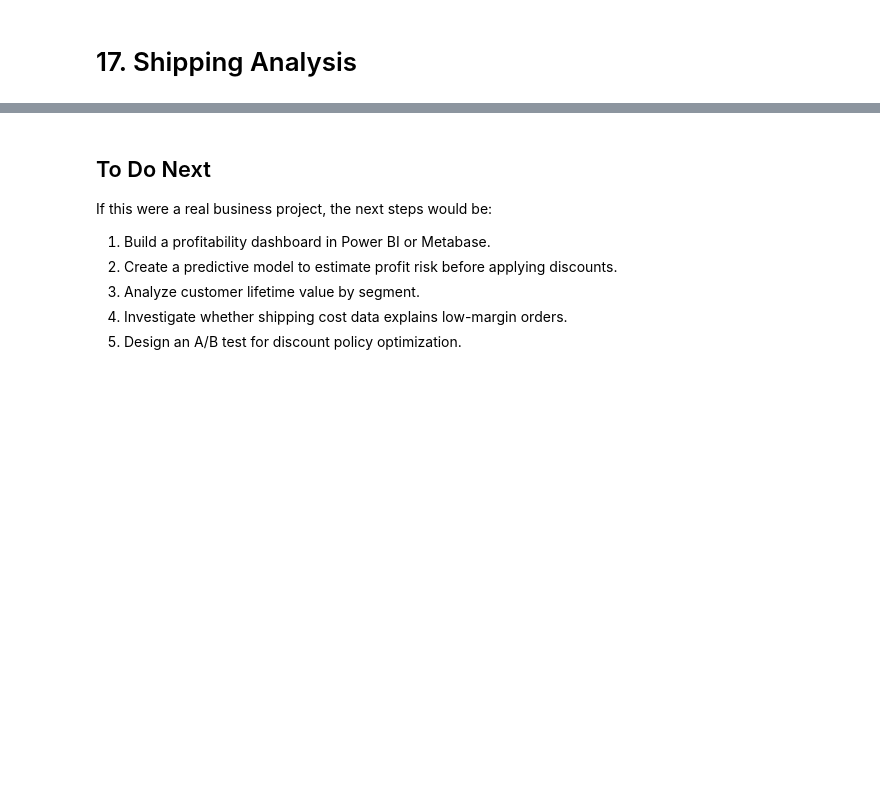
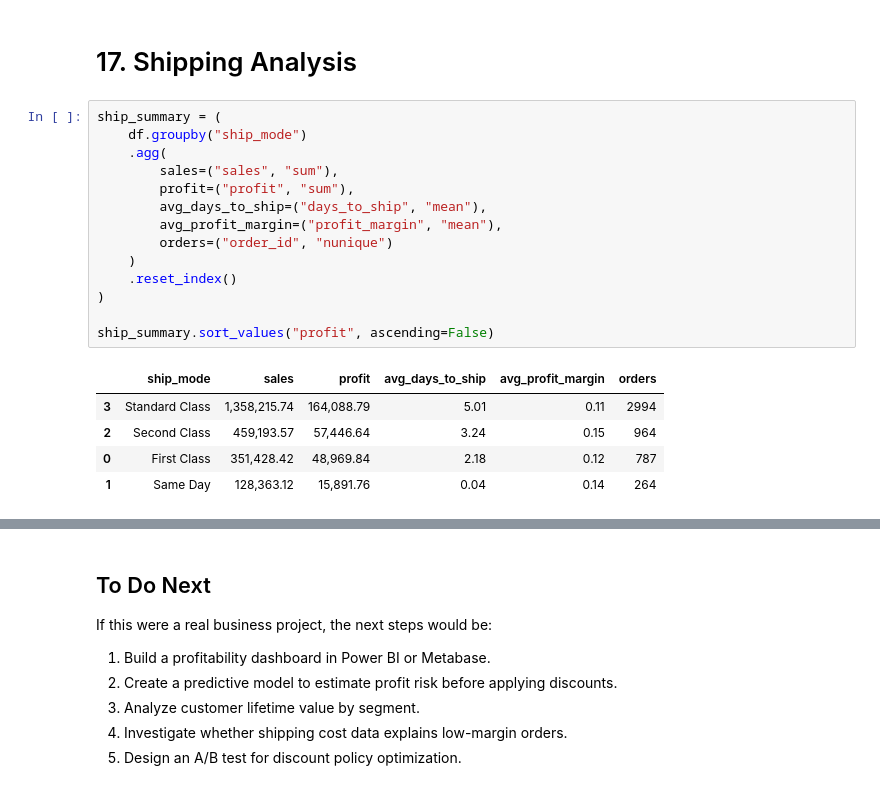
Before and after one commit to soneca3101/superstore-business-eda, a Jupyter notebook: superstore-business-eda/notebooks/business_eda_superstore.ipynb, the cells around one changed output, grey strips where cells are left out. Cells and saved outputs as stored; diff of their text form; blank space fills up the shorter version.

```diff
--- a/superstore-business-eda/notebooks/business_eda_superstore.ipynb
+++ b/superstore-business-eda/notebooks/business_eda_superstore.ipynb
@@ -663,3 +663,23 @@ profit deterioration. Comparing sales and profit over time is especially importa
 because revenue growth without profit growth may indicate margin compression.
 # %% [markdown]
 # 17. Shipping Analysis
+# %%
+ship_summary = (
+    df.groupby("ship_mode")
+    .agg(
+        sales=("sales", "sum"),
+        profit=("profit", "sum"),
+        avg_days_to_ship=("days_to_ship", "mean"),
+        avg_profit_margin=("profit_margin", "mean"),
+        orders=("order_id", "nunique")
+    )
+    .reset_index()
+)
+
+ship_summary.sort_values("profit", ascending=False)
+# %% [output]
+|  | ship_mode | sales | profit | avg_days_to_ship | avg_profit_margin | orders |
+| 3 | Standard Class | 1,358,215.74 | 164,088.79 | 5.01 | 0.11 | 2994 |
+| 2 | Second Class | 459,193.57 | 57,446.64 | 3.24 | 0.15 | 964 |
+| 0 | First Class | 351,428.42 | 48,969.84 | 2.18 | 0.12 | 787 |
+| 1 | Same Day | 128,363.12 | 15,891.76 | 0.04 | 0.14 | 264 |
```
Also changed, not shown: parts of 11 cells of this notebook.
